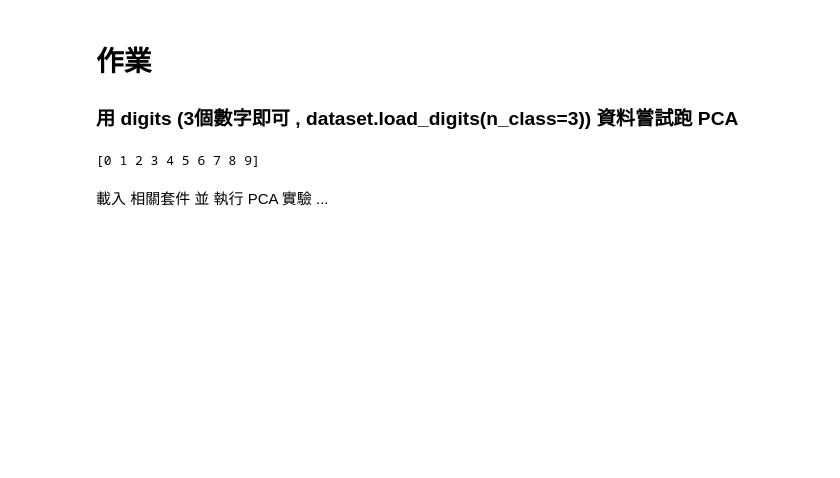
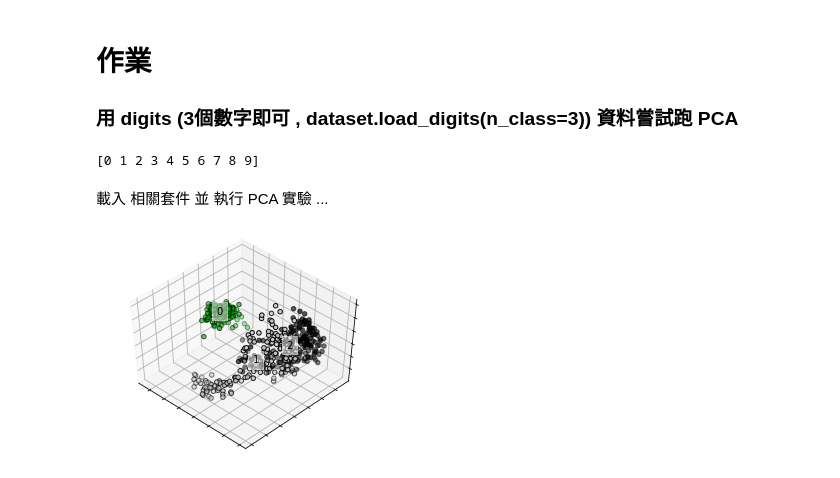
Before and after one commit to YYYYMao/2nd-ML100Days, a Jupyter notebook: homework/Day_059_HW.ipynb, the cells around one changed output. Cells and saved outputs as stored; diff of their text form; code cells hidden in the pictures; blank space fills up the shorter version.

```diff
--- a/homework/Day_059_HW.ipynb
+++ b/homework/Day_059_HW.ipynb
@@ -22,26 +22,28 @@ pca = decomposition.PCA(n_components=3)
 # %%
 pca.fit(X)
 X = pca.transform(X)
 
 fig = plt.figure(1, figsize=(4, 3))
 plt.clf()
 ax = Axes3D(fig, rect=[0, 0, .95, 1], elev=48, azim=134)
 plt.cla()
 
 
-for name, label in [('Setosa', 0), ('Versicolour', 1), ('Virginica', 2)]:
+for name, label in [('0', 0), ('1', 1), ('2', 2)]:
     ax.text3D(X[y == label, 0].mean(),
               X[y == label, 1].mean() + 1.5,
               X[y == label, 2].mean(), name,
               horizontalalignment='center',
               bbox=dict(alpha=.5, edgecolor='w', facecolor='w'))
 # Reorder the labels to have colors matching the cluster results
 y = np.choose(y, [1, 2, 0]).astype(np.float)
 ax.scatter(X[:, 0], X[:, 1], X[:, 2], c=y, cmap=plt.cm.nipy_spectral,
            edgecolor='k')
 
 ax.w_xaxis.set_ticklabels([])
 ax.w_yaxis.set_ticklabels([])
 ax.w_zaxis.set_ticklabels([])
 
 plt.show()
+# %% [output]
+[figure, added]
```
